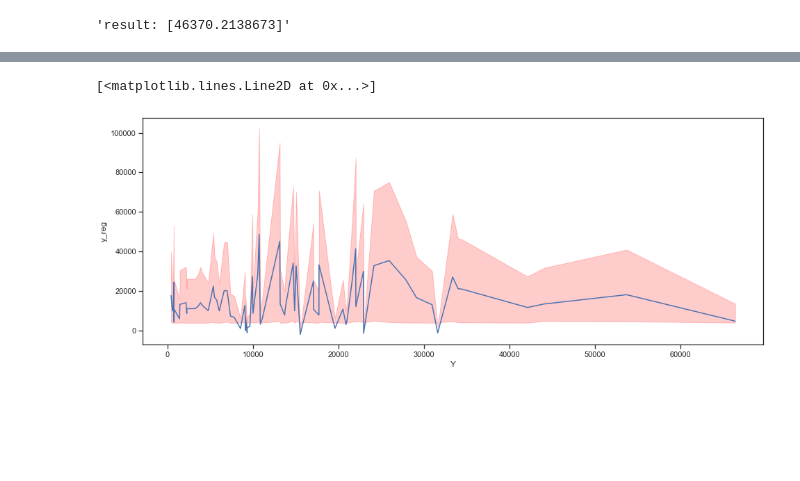
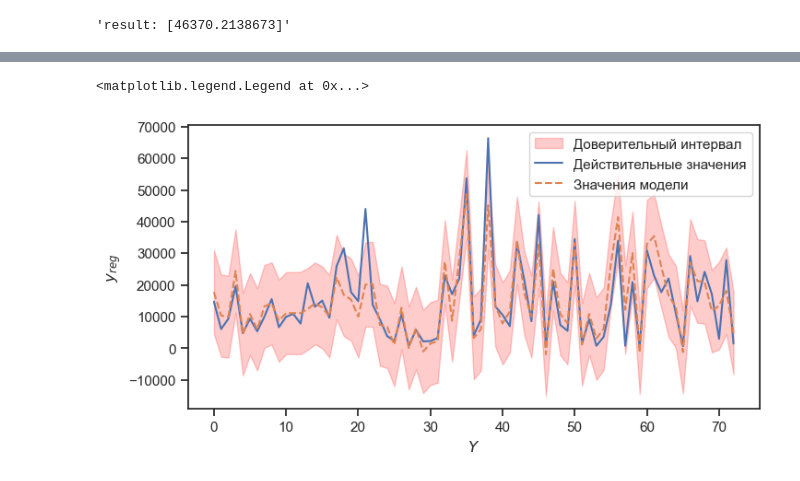
Before and after one commit to AleksandrShadrin/-, a Jupyter notebook: Работа 2/lab_2.ipynb, the cells around one changed output, grey strips where cells are left out. Drawn from its saved outputs; the diff is of its cells as text; code cells hidden in the pictures; blank space fills up the shorter version.

```diff
--- a/Работа 2/lab_2.ipynb
+++ b/Работа 2/lab_2.ipynb
@@ -378,15 +395,18 @@ sns.pairplot(data=df[[*features, 'Y', 'reg_y']])
 # %%
 pred_ols = res.get_prediction()
 
 iv_l = pred_ols.summary_frame()["obs_ci_lower"]
 iv_u = pred_ols.summary_frame()["obs_ci_upper"]
 
-fig, ax = plt.subplots(figsize=(16, 6))
+fig, ax = plt.subplots(figsize=(8, 4))
 
-ax.set_xlabel('Y')
-ax.set_ylabel('y_reg')
-ax.fill_between(x = df['Y'].sort_values(), y1 = df['reg_y'] + iv_u -9040.2556, y2 = df['reg_y'] - iv_l-9040.2556, alpha=0.2, color='red')
-ax.plot(df['Y'].sort_values(), df['reg_y'])
+ax.set_xlabel('$Y$')
+ax.set_ylabel(r'$y_{reg}$')
+ax.fill_between(x = np.arange(df['Y'].shape[0]), y1 = iv_u, y2 = iv_l, alpha=0.2, color='red', label='Доверительный интервал')
+ax.plot(df['Y'].values, label='Действительные значения')
+ax.plot(df['reg_y'].values, ls='--', label = 'Значения модели')
+
+ax.legend()
 # %% [output]
-[<matplotlib.lines.Line2D at 0x...>]
+<matplotlib.legend.Legend at 0x...>
-[figure, old version]
+[figure, new version]
```
Also changed, not shown: parts of 14 cells of this notebook, 3 other files.
